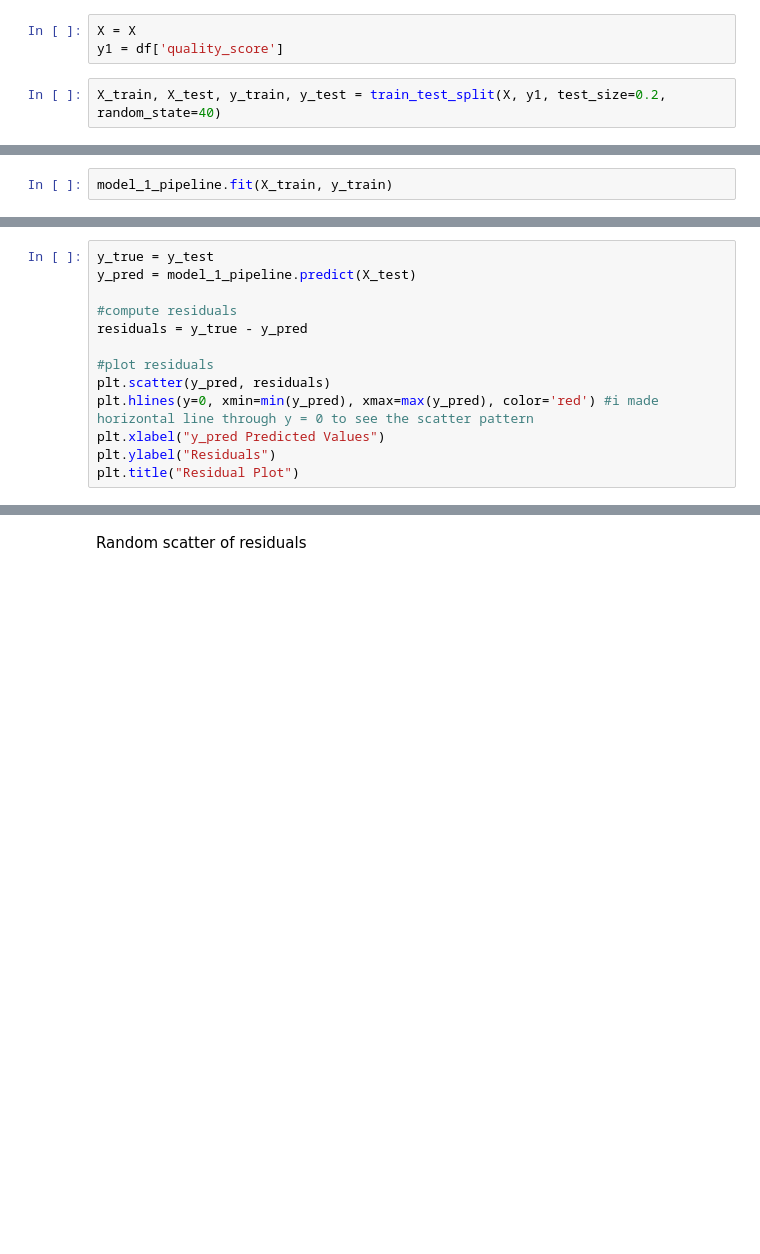
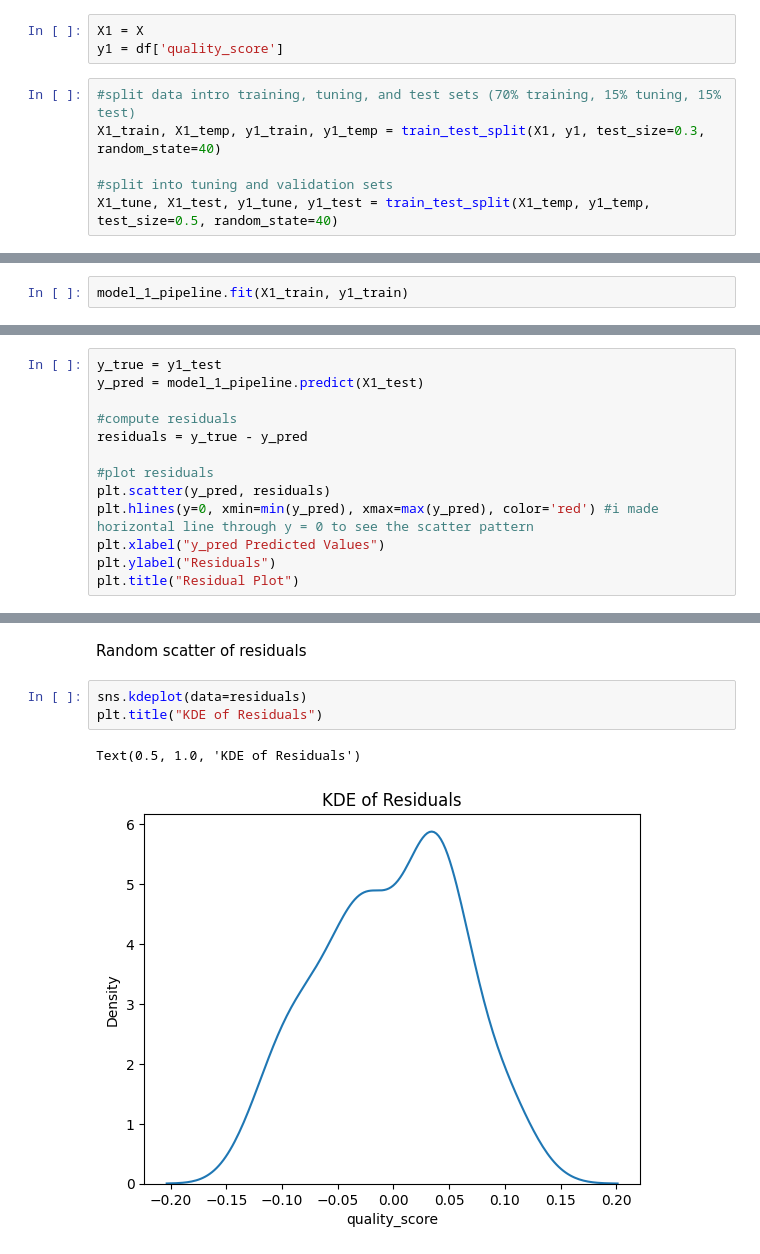
Before and after one commit to Prishab50/DS3021-Final-Project, a Jupyter notebook: bananaproject.ipynb, the cells around one changed output, grey strips where cells are left out. Drawn from its saved outputs; the diff is of its cells as text; blank space fills up the shorter version.

Commit message:
Edits to Linear Regression Model

```diff
--- a/bananaproject.ipynb
+++ b/bananaproject.ipynb
@@ -166,10 +166,14 @@ X.head()
 # %% [markdown]
 ## Model #1: Linear Regression
 # %%
-X = X
+X1 = X
 y1 = df['quality_score']
 # %%
-X_train, X_test, y_train, y_test = train_test_split(X, y1, test_size=0.2, random_state=40)
+#split data intro training, tuning, and test sets (70% training, 15% tuning, 15% test)
+X1_train, X1_temp, y1_train, y1_temp = train_test_split(X1, y1, test_size=0.3, random_state=40)
+
+#split into tuning and validation sets
+X1_tune, X1_test, y1_tune, y1_test = train_test_split(X1_temp, y1_temp, test_size=0.5, random_state=40)
 # %%
 preprocessor = ColumnTransformer(
     transformers=[
@@ -183,7 +187,7 @@ model_1_pipeline = Pipeline(steps=[
     ('model', LinearRegression(fit_intercept=True, copy_X=True)) #although these are default parameters, we will still clarify them here for transparency
 ])
 # %%
-model_1_pipeline.fit(X_train, y_train)
+model_1_pipeline.fit(X1_train, y1_train)
 # %% [output]
 Pipeline(steps=[('preprocessor',
                  ColumnTransformer(remainder='passthrough',
@@ -227,8 +235,8 @@ RMSE for test set: 0.061922368809507834
 Normalized RMSE for test set: 0.02165117790542232
 R2 for test set: 0.9840500472799971
 # %%
-y_true = y_test
-y_pred = model_1_pipeline.predict(X_test)
+y_true = y1_test
+y_pred = model_1_pipeline.predict(X1_test)
 
 #compute residuals
 residuals = y_true - y_pred
@@ -244,3 +252,9 @@ Text(0.5, 1.0, 'Residual Plot')
 [figure]
 # %% [markdown]
 Random scatter of residuals
+# %%
+sns.kdeplot(data=residuals)
+plt.title("KDE of Residuals")
+# %% [output]
+Text(0.5, 1.0, 'KDE of Residuals')
+[figure, added]
```
Also changed, not shown: parts of 4 cells of this notebook, 1 other file.
